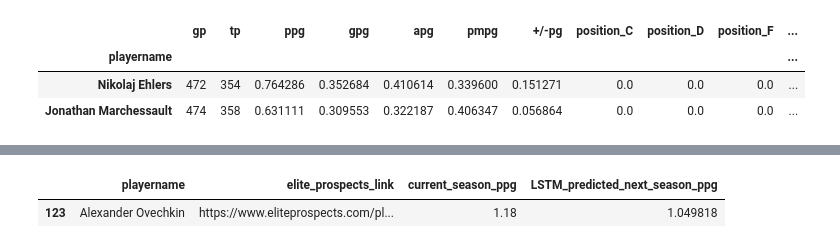
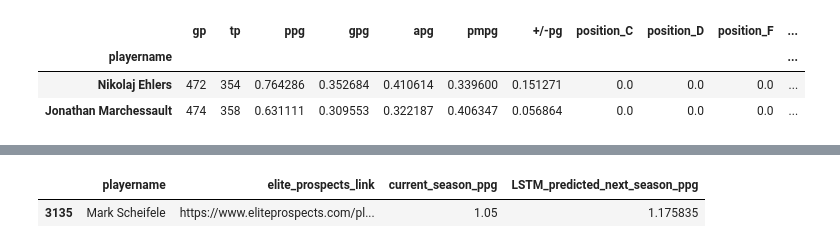
Before and after one commit to TylerDavidchuk97/hockey_final_project, a Jupyter notebook: final_project.ipynb, the cells around one changed output, grey strips where cells are left out. Drawn from its saved outputs; the diff is of its cells as text; code cells hidden in the pictures.

Commit message:
created functions saved new model

```diff
--- a/final_project.ipynb
+++ b/final_project.ipynb
@@ -259,14 +240,12 @@ plt.show()
 # %%
-from keras.models import load_model
 #we need to grab the players who have played at least 3 seasons in the NHL
 #we need to grab the last season to make a prediction from that point, so the season after that whatever that may be
 #we'll just call the players function twice first getting all the eligible players like we did the first time then the resulting df returned will be passed-
 #this time with seasons = 1 which will grab the last row for each player
 #reset the index as well
 #load our LSTM_Hockey_Model in using keras
-LSTM_model = load_model('Hockey_LSTM_Model.h5')
 
-def predict(df):
+def predict(df, lstm_model):
     eligible_players = players(df, 3).reset_index(drop=True)
 
     #drop the columns we don't want
@@ -290,7 +269,7 @@ def predict(df):
     scaled_x = mm_scaler.transform(player_data_to_predict_x.reshape(-1, player_data_to_predict_x.shape[-1])).reshape(player_data_to_predict_x.shape)
 
     #get our ppg predictions
-    ppg_results = LSTM_model.predict(scaled_x)
+    ppg_results = lstm_model.predict(scaled_x)
 
     #create empty table with 12 fields matching our features without responding variable
     trainPredict_dataset_like = np.zeros(shape=(len(player_data_to_predict_x), 12))
@@ -302,19 +281,28 @@ def predict(df):
     return results, eligible_players
 # %%
 #grab the last row for each of the eligible players careers and reset the index
-results, eligible_players = predict(df_model)
+#create function
+def get_result(data, lstm_model, player):
 
-last_season = players(eligible_players, 1).reset_index(drop=True)
+    results, eligible_players = predict(data, lstm_model)
 
-#add the results to the df
-last_season['LSTM_predicted_next_season_ppg'] = results
+    last_season = players(eligible_players, 1).reset_index(drop=True)
 
-#grab only information we would like to see
-last_season = last_season[['playername', 'link', 'ppg', 'LSTM_predicted_next_season_ppg']]
+    #add the results to the df
+    last_season['LSTM_predicted_next_season_ppg'] = results
 
-#rename ppg to current season ppg, and link to Elite prospects link
-last_season.rename(columns={'ppg':'current_season_ppg', 'link':'elite_prospects_link'}, inplace=True)
-last_season.loc[last_season['playername']=='Alexander Ovechkin']
+    #grab only information we would like to see
+    last_season = last_season[['playername', 'link', 'ppg', 'LSTM_predicted_next_season_ppg']]
+
+    #rename ppg to current season ppg, and link to Elite prospects link
+    last_season.rename(columns={'ppg':'current_season_ppg', 'link':'elite_prospects_link'}, inplace=True)
+    result = last_season.loc[last_season['playername']==player]
+
+    return result
-# %% [output]
-|  | playername | elite_prospects_link | current_season_ppg | LSTM_predicted_next_season_ppg |
-| 123 | Alexander Ovechkin | https://www.eliteprospects.com/pl... | 1.18 | 1.049818 |
+# %%
+result = get_result(df_model, LSTM_model, 'Mark Scheifele')
+
+result
+# %% [output]
+|  | playername | elite_prospects_link | current_season_ppg | LSTM_predicted_next_season_ppg |
+| 3135 | Mark Scheifele | https://www.eliteprospects.com/pl... | 1.05 | 1.175835 |
```
Also changed, not shown: parts of 5 cells of this notebook, 1 other file.
